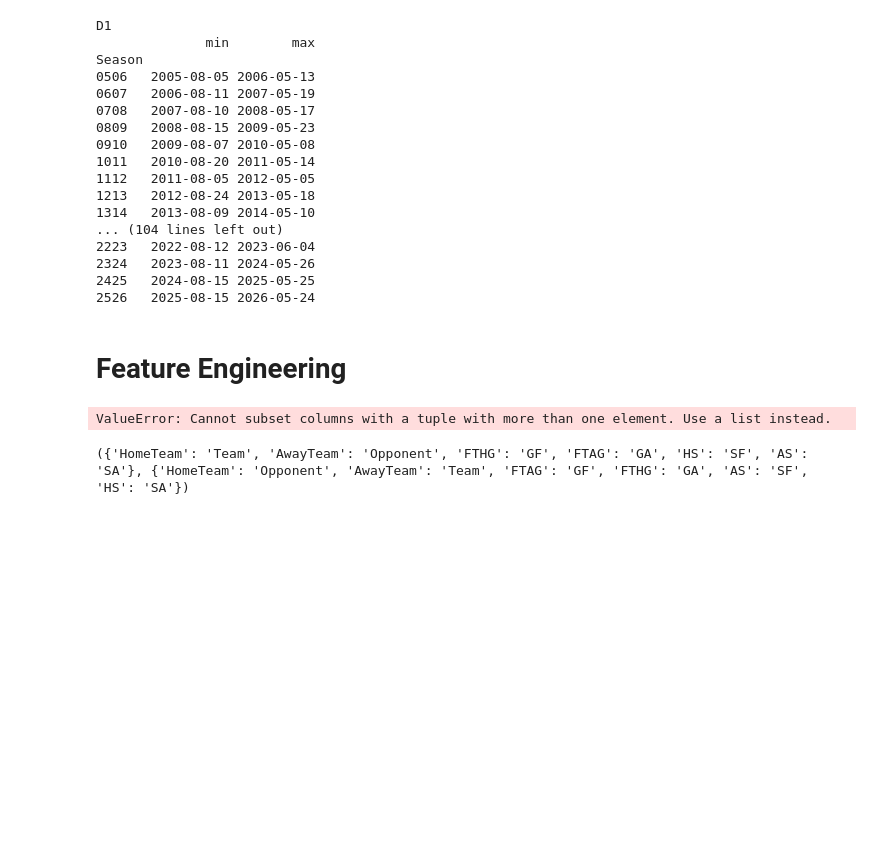
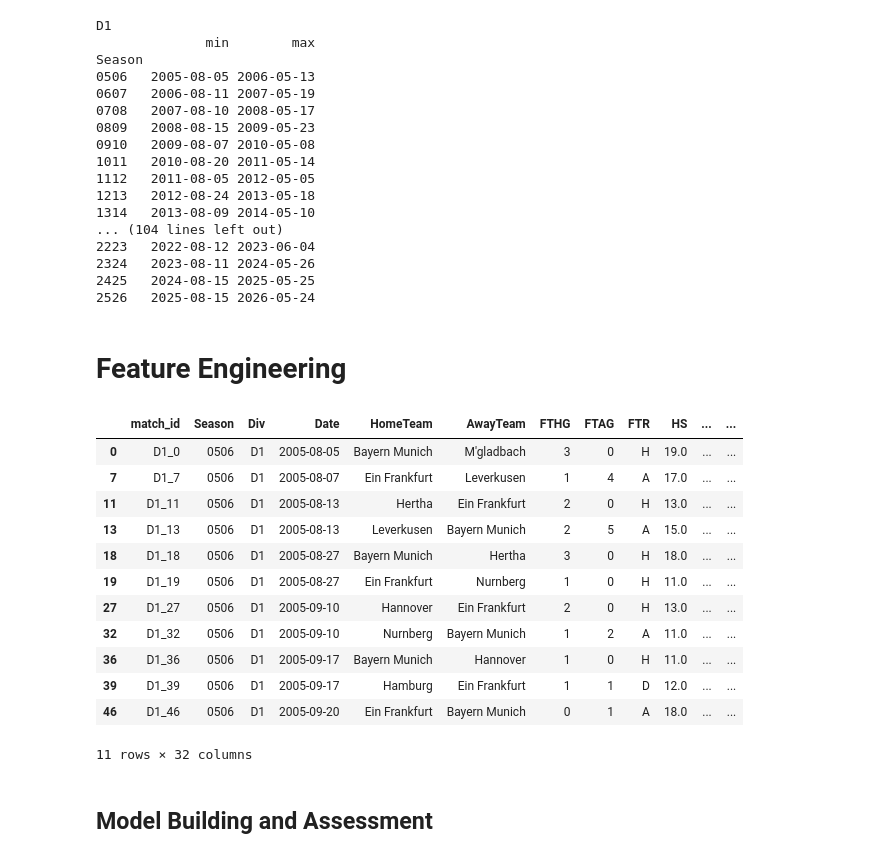
Before and after one commit to acarroll1303/OU25GoalsReg, a Jupyter notebook: OU25.ipynb, the cells around one changed output. Cells and saved outputs as stored; diff of their text form; code cells hidden in the pictures; blank space fills up the shorter version.

```diff
--- a/OU25.ipynb
+++ b/OU25.ipynb
@@ -145,12 +131,24 @@ def formFeatures(matches:pd.DataFrame, window=5, tranCols=["FTHG","FTAG","HS","A
     matches=matches.merge(longH[["match_id"]+["HL"+str(window) + c for c in statsNames]], on='match_id', how='left')
     return matches.merge(longA[["match_id"]+["AL"+str(window) + c for c in statsNames]], on='match_id', how='left')
 # %%
-#Check formFeatures works as intendes
+#Check formFeatures works as intended
 assert(len(formFeatures(leagueDict['D1']))==len(leagueDict['D1']))
 
 aSet=leagueDict['D1'].head(100)
 aFormSet=formFeatures(aSet)
 checkSet=aFormSet.loc[(aFormSet['HomeTeam']=='Bayern Munich')|(aFormSet['AwayTeam']=='Bayern Munich')|(aFormSet['HomeTeam']=='Ein Frankfurt')|(aFormSet['AwayTeam']=='Ein Frankfurt')].head(11)
-print(checkSet.columns)
+display(checkSet)
 # %% [output]
+|  | match_id | Season | Div | Date | HomeTeam | AwayTeam | FTHG | FTAG | FTR | HS | ... | ... |
+| 0 | D1_0 | 0506 | D1 | 2005-08-05 | Bayern Munich | M'gladbach | 3 | 0 | H | 19.0 | ... | ... |
+| 7 | D1_7 | 0506 | D1 | 2005-08-07 | Ein Frankfurt | Leverkusen | 1 | 4 | A | 17.0 | ... | ... |
+| 11 | D1_11 | 0506 | D1 | 2005-08-13 | Hertha | Ein Frankfurt | 2 | 0 | H | 13.0 | ... | ... |
+| 13 | D1_13 | 0506 | D1 | 2005-08-13 | Leverkusen | Bayern Munich | 2 | 5 | A | 15.0 | ... | ... |
+| 18 | D1_18 | 0506 | D1 | 2005-08-27 | Bayern Munich | Hertha | 3 | 0 | H | 18.0 | ... | ... |
+| 19 | D1_19 | 0506 | D1 | 2005-08-27 | Ein Frankfurt | Nurnberg | 1 | 0 | H | 11.0 | ... | ... |
+| 27 | D1_27 | 0506 | D1 | 2005-09-10 | Hannover | Ein Frankfurt | 2 | 0 | H | 13.0 | ... | ... |
+| 32 | D1_32 | 0506 | D1 | 2005-09-10 | Nurnberg | Bayern Munich | 1 | 2 | A | 11.0 | ... | ... |
+| 36 | D1_36 | 0506 | D1 | 2005-09-17 | Bayern Munich | Hannover | 1 | 0 | H | 11.0 | ... | ... |
+| 39 | D1_39 | 0506 | D1 | 2005-09-17 | Hamburg | Ein Frankfurt | 1 | 1 | D | 12.0 | ... | ... |
+| 46 | D1_46 | 0506 | D1 | 2005-09-20 | Ein Frankfurt | Bayern Munich | 0 | 1 | A | 18.0 | ... | ... |
-ValueError: Cannot subset columns with a tuple with more than one element. Use a list instead.
+11 rows × 32 columns
@@ -157,18 +163,10 @@ ValueError: Cannot subset columns with a tuple with more than one element. Use a
+# %% [markdown]
+## Model Building and Assessment
 # %%
-def homeAwayMapper(tranCols=["FTHG","FTAG","HS","AS"],statsNames=["GF","GA","SF","SA"]):
-    "Function that maps stats to home and away"
-    #Inputs: tranCols -> Columns in original DataFrame to be transformed.
-    #       statsNames -> Columns in output dataframe
-    '''Input lists must be in the format where columns and stats are grouped in with their inverse (i.e. same stat for opposite team).
-    For example: The lists ['FTHG','FTAG','HS','AS'], ["GF","GA","SF","SA"] works, the lists ['FTHG','HS','FTAG','AS'], ["GF","GA","SF","SA"] will not map properly
-    '''
-    #Outputs: Ordered mappings for each column and stat to use for the home and away tables.
-    homeMap={'HomeTeam':'Team', 'AwayTeam':'Opponent'}
-    awayMap={'HomeTeam':'Opponent', 'AwayTeam':'Team'}
-    for h, a, fo, ag in zip(tranCols[0::2], tranCols[1::2],statsNames[0::2], statsNames[1::2]):
-        homeMap.update({h:fo,a:ag})
-        awayMap.update({a:fo,h:ag})
-    return homeMap, awayMap
-print(homeAwayMapper())
+FEATURES=['HL5GF','HL5GA','HL5SF','HL5SA','AL5GF','AL5GA','AL5SF','AL5SA']
+test_seasons=np.arange(708,2527,101)
+test_seasons=list(map(year2Str,test_seasons))
+pipe = Pipeline([
+    ("scale", StandardScaler()),
+    ("clf",   LogisticRegression(max_iter=1000)),
+])
-# %% [output]
-({'HomeTeam': 'Team', 'AwayTeam': 'Opponent', 'FTHG': 'GF', 'FTAG': 'GA', 'HS': 'SF', 'AS': 'SA'}, {'HomeTeam': 'Opponent', 'AwayTeam': 'Team', 'FTAG': 'GF', 'FTHG': 'GA', 'AS': 'SF', 'HS': 'SA'})
```
Also changed, not shown: parts of 9 cells of this notebook.
